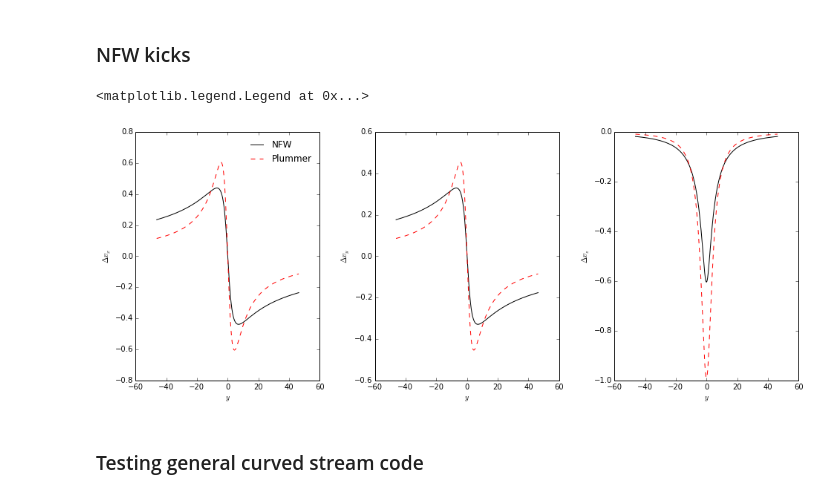
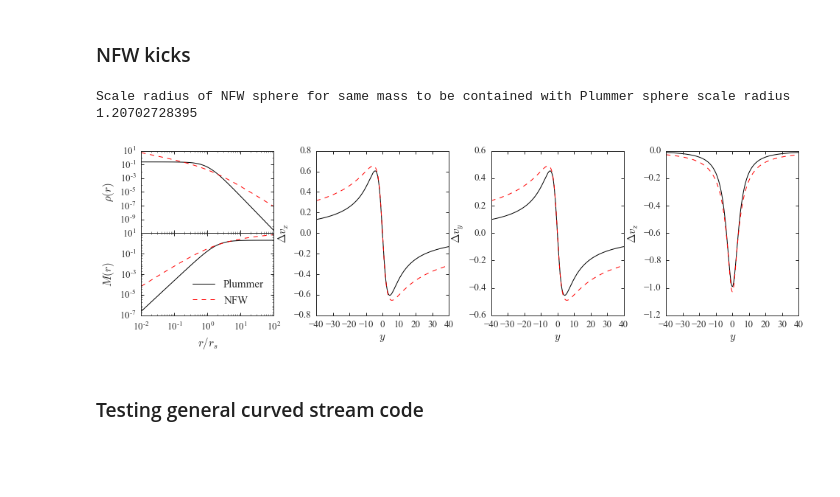
Before and after one commit to jobovy/streamgap-aa, a Jupyter notebook: py/StreamGapExample.ipynb, the cells around one changed output. Cells and saved outputs as stored; diff of their text form; code cells hidden in the pictures; blank space fills up the shorter version.

```diff
--- a/py/StreamGapExample.ipynb
+++ b/py/StreamGapExample.ipynb
@@ -51 +60,9 @@ plt.plot(y,deltav-deltav_analytic); plt.xlabel(r'$y$'); plt.ylabel(r'Error in $\
+# %%
+from scipy.optimize import brentq
+print 'Scale radius of NFW sphere for same mass to be contained with Plummer sphere scale radius'
+fac = brentq(lambda a: plummer_mass(2.,2.,2.) - nfw_mass(2.,2.,a),0.05,2.)
+print fac
+# %% [output]
+Scale radius of NFW sphere for same mass to be contained with Plummer sphere scale radius
+1.20702728395
 # %%
@@ -53,17 +70,36 @@ pot_nfw = NFWPotential(amp=2.,a=2.)
 deltav_nfw= galpy.df_src.streamgapdf.impulse_deltav_general(v,y,b,w,pot_nfw)
-# %%
-f,a=plt.subplots(1,3,figsize=(16,6))
-plt.subplots_adjust(wspace=0.3)
-labels = [r'$\Delta v_x$',r'$\Delta v_y$',r'$\Delta v_z$']
-for i in range(3):
-    a[i].plot(y,deltav_nfw[:,i],'k',label='NFW')
-    a[i].plot(y,deltav_analytic[:,i],'r--',label='Plummer')
-    a[i].set_ylabel(labels[i])
-    a[i].set_xlabel(r'$y$')
-a[0].legend(frameon=False)
-# %% [output]
-<matplotlib.legend.Legend at 0x...>
-[figure, removed]
+# %%
+f=plt.figure(figsize=(16,4))
+a = [plt.subplot2grid((2,4), (i,0), colspan=1,rowspan=1) for i in range(2)]
+x = np.logspace(-2.,2.)
+for i in range(2):
+    a[i].semilogy()
+    a[i].semilogx()
+a[0].plot(x,plummer_density(x,1.,1.),'k',label='Plummer')
+a[0].plot(x,nfw_density(x,1.,fac),'r--',label='NFW')
+a[0].set_xticklabels([])
+a[0].set_ylabel(r'$\rho(r)$')
+a[1].plot(x,plummer_mass(x,2.,2.),'k',label='Plummer')
+a[1].plot(x,nfw_mass(x,2.,fac),'r--',label='NFW')
+a[1].set_xlabel(r'$r/r_s$')
+a[1].set_ylabel(r'$M(r)$')
+yloc = plt.LogLocator(numticks=6)
+a[0].yaxis.set_major_locator(yloc)
+a[1].yaxis.set_major_locator(yloc)
+plt.legend(loc=4)
+a = [plt.subplot2grid((2,4), (0,i), colspan=1,rowspan=2) for i in range(1,4)]
+plt.subplots_adjust(hspace=0.)
+plt.subplots_adjust(wspace=0.32)
+labels = [r'$\Delta v_x$',r'$\Delta v_y$',r'$\Delta v_z$']
+for i in range(3):
+    a[i].plot(y,deltav_analytic[:,i],'k',label='Plummer')
+    a[i].plot(y,deltav_nfw[:,i],'r--',label='NFW')
+    a[i].set_xlim(-40.,40.)
+    a[i].set_ylabel(labels[i])
+    a[i].set_xlabel(r'$y$')
+plt.savefig('nfw_plummer_comparison.pdf',bbox_inches='tight')
+# %% [output]
+[figure, added]
 # %% [markdown]
 ### Testing general curved stream code
 # %%
```
Also changed, not shown: parts of 10 cells of this notebook.
